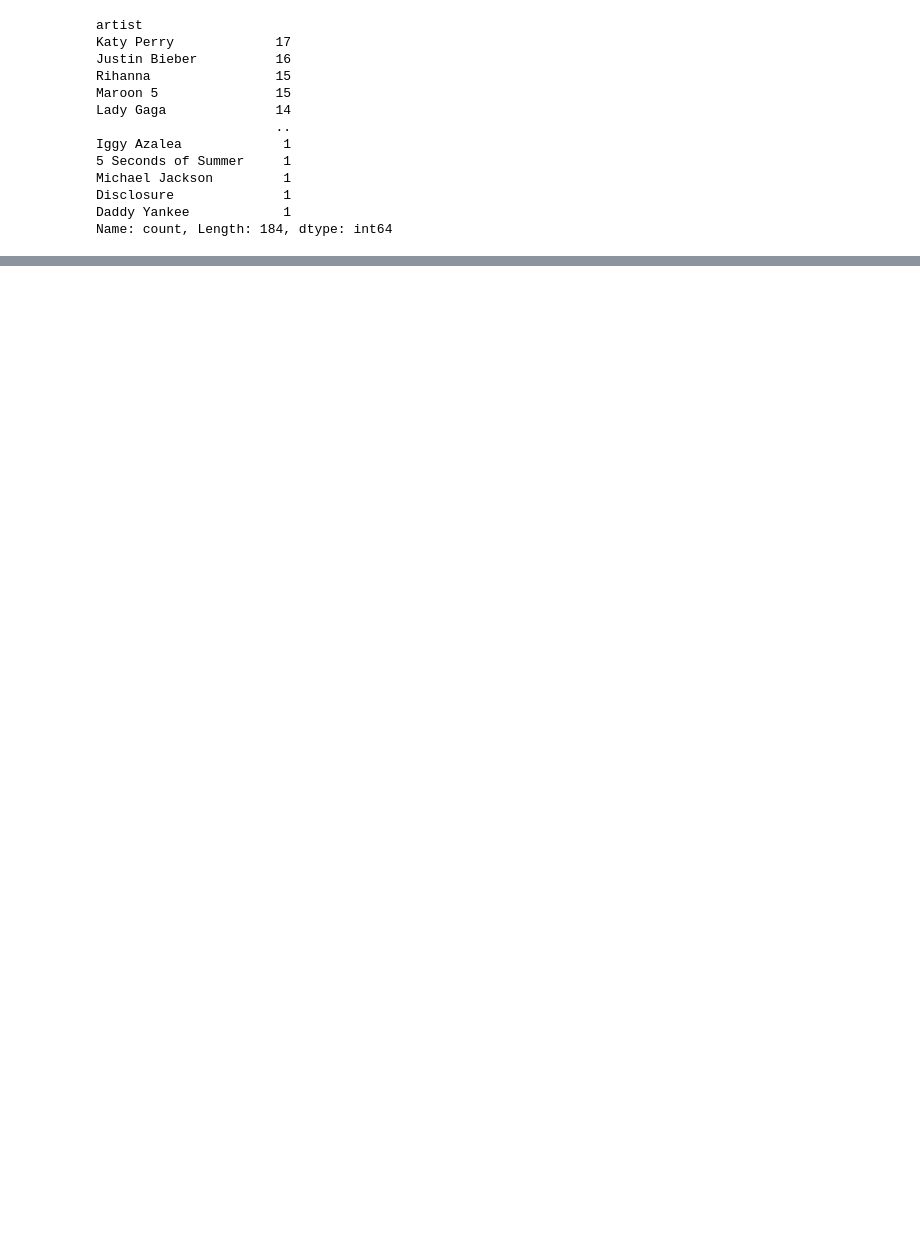
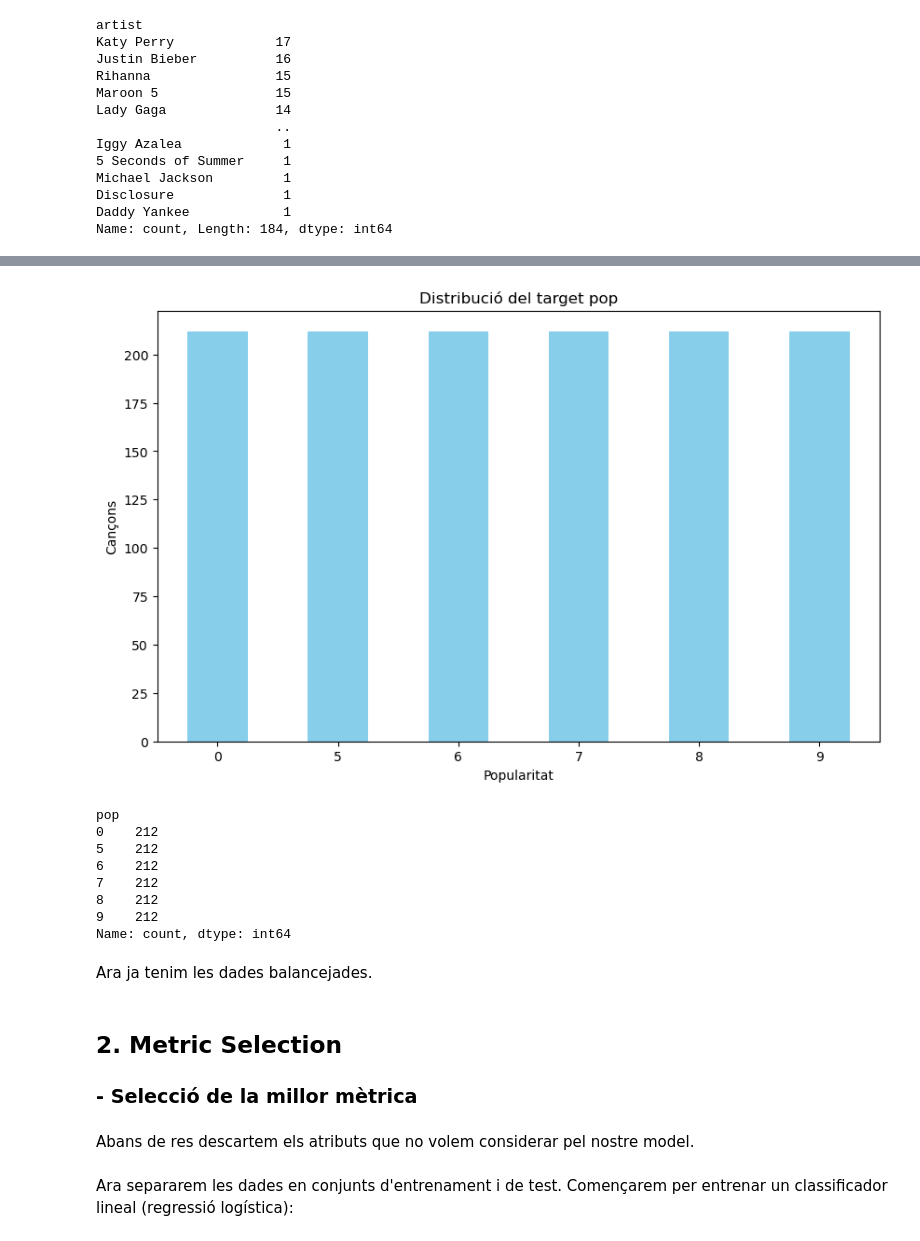
Before and after one commit to Erdrick2210/APC_Kaggle_Top_Spotify_songs-_from_2010-2019, a Jupyter notebook: Kaggle_Top_Spotify_songs_from_2010-2019.ipynb, the cells around one changed output, grey strips where cells are left out. Drawn from its saved outputs; the diff is of its cells as text; code cells hidden in the pictures; blank space fills up the shorter version.

```diff
--- a/Kaggle_Top_Spotify_songs_from_2010-2019.ipynb
+++ b/Kaggle_Top_Spotify_songs_from_2010-2019.ipynb
@@ -198,0 +555,47 @@ Name: count, Length: 184, dtype: int64
+# %%
+# Combinem les classes 0, 1, 2, 3 i 4 en una sola categoria
+df['pop'] = df['pop'].replace([0, 1, 2, 3, 4], 0)
+
+# En aquest punt ja podem separar el dataset en el conjunt de cracterístiques X i el conjunt de target y.
+X=df.drop('pop',axis=1)
+y=df['pop']
+
+from imblearn.over_sampling import SMOTE
+from imblearn.under_sampling import RandomUnderSampler
+
+smote = SMOTE(random_state=42)
+X, y = smote.fit_resample(X, y)
+
+df_resampled = pd.DataFrame(X, columns=X.columns)
+df_resampled['pop'] = y
+
+# Agafem els valors de 'pop' ordenats
+pop_counts = df_resampled['pop'].value_counts().sort_index()
+
+plt.figure(figsize=(10,6))
+pop_counts.plot(kind='bar', color='skyblue')
+plt.title('Distribució del target pop')
+plt.xlabel('Popularitat')
+plt.ylabel('Cançons')
+plt.xticks(rotation=0)
+plt.show()
+
+print(pop_counts)
+# %% [output]
+[figure, added]
+pop
+0    212
+5    212
+6    212
+7    212
+8    212
+9    212
+Name: count, dtype: int64
+# %% [markdown]
+Ara ja tenim les dades balancejades.
+# %% [markdown]
+## 2. Metric Selection
+
+### - Selecció de la millor mètrica
+# %% [markdown]
+Abans de res descartem els atributs que no volem considerar pel nostre model.
@@ -198,0 +605,2 @@ Name: count, Length: 184, dtype: int64
+# %% [markdown]
+Ara separarem les dades en conjunts d'entrenament i de test. Començarem per entrenar un classificador lineal (regressió logística):
```
Also changed, not shown: parts of 50 cells of this notebook.
